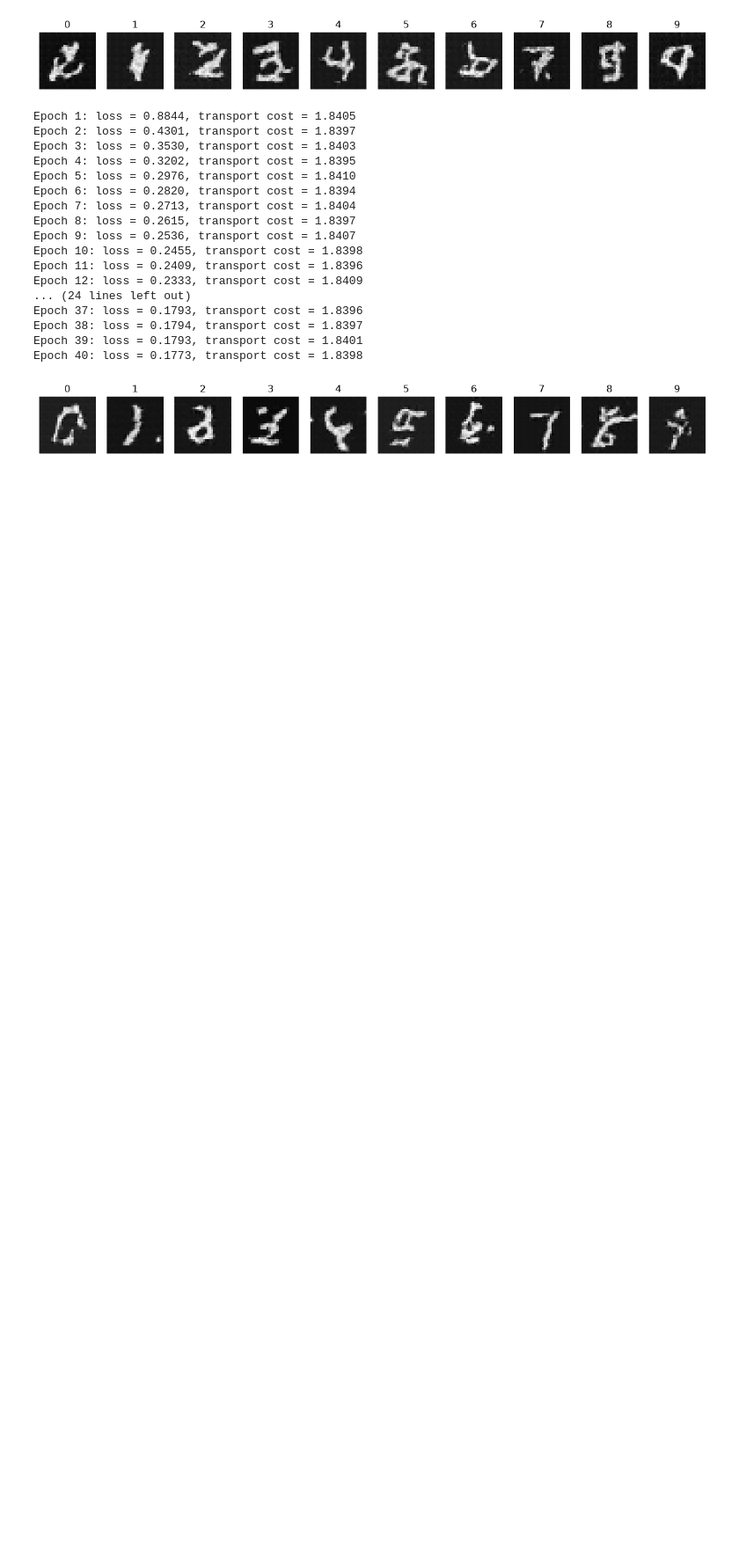
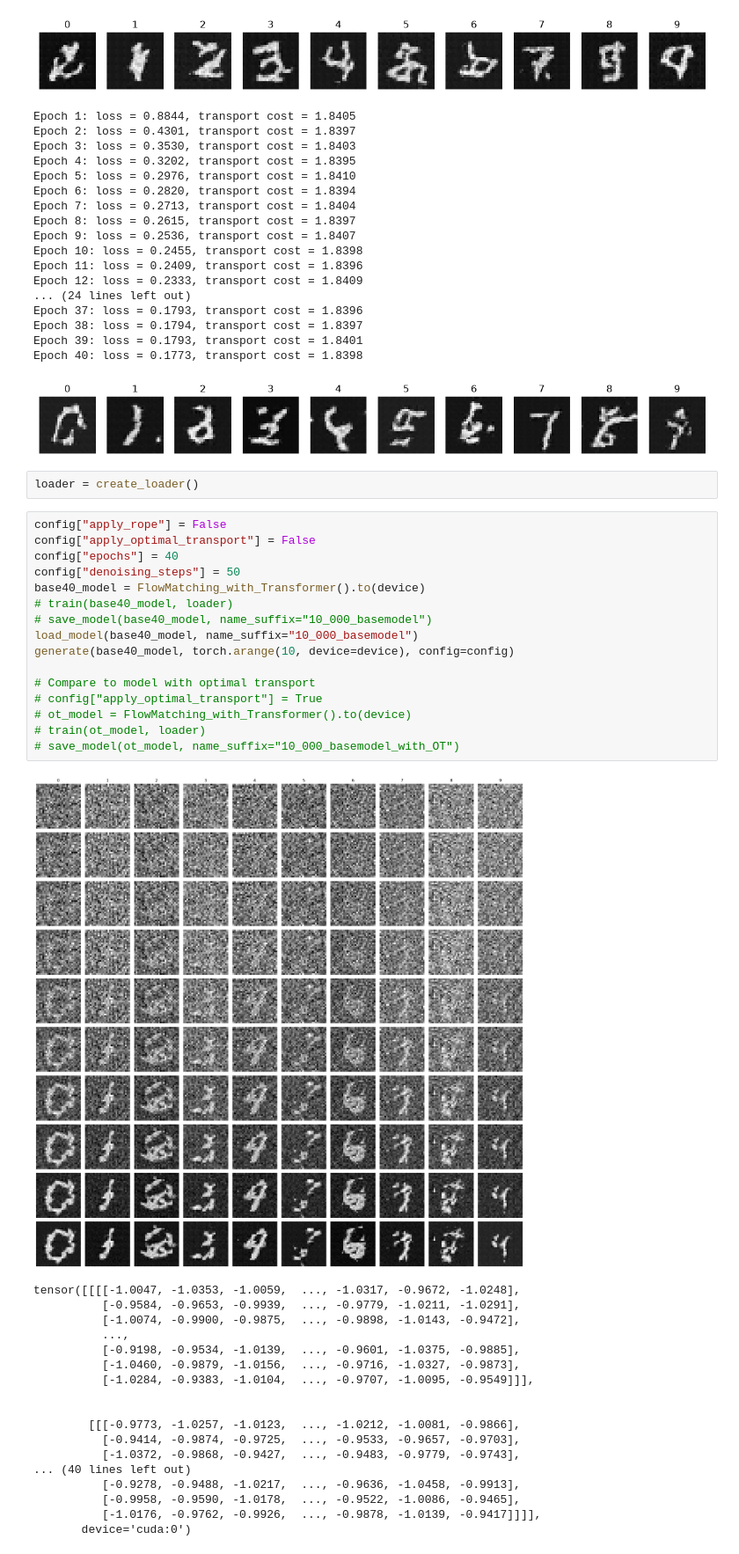
Before and after one commit to leoposc/lerobot-smolvla, a Jupyter notebook: flow-matching-tutorial/testlab.ipynb, the cells around one changed output. Shown at 88% size. Saved outputs shown, nothing was run; the diff lists cells and outputs as text; blank space fills up the shorter version.

```diff
--- a/flow-matching-tutorial/testlab.ipynb
+++ b/flow-matching-tutorial/testlab.ipynb
@@ -650,3 +729,40 @@ Epoch 38: loss = 0.1794, transport cost = 1.8397
 Epoch 39: loss = 0.1793, transport cost = 1.8401
 Epoch 40: loss = 0.1773, transport cost = 1.8398
 [figure]
+# %%
+loader = create_loader()
+# %%
+config["apply_rope"] = False
+config["apply_optimal_transport"] = False
+config["epochs"] = 40
+config["denoising_steps"] = 50
+base40_model = FlowMatching_with_Transformer().to(device)
+# train(base40_model, loader)
+# save_model(base40_model, name_suffix="10_000_basemodel")
+load_model(base40_model, name_suffix="10_000_basemodel")
+generate(base40_model, torch.arange(10, device=device), config=config)
+
+# Compare to model with optimal transport
+# config["apply_optimal_transport"] = True
+# ot_model = FlowMatching_with_Transformer().to(device)
+# train(ot_model, loader)
+# save_model(ot_model, name_suffix="10_000_basemodel_with_OT")
+# %% [output]
+[figure, added]
+tensor([[[[-1.0047, -1.0353, -1.0059,  ..., -1.0317, -0.9672, -1.0248],
+          [-0.9584, -0.9653, -0.9939,  ..., -0.9779, -1.0211, -1.0291],
+          [-1.0074, -0.9900, -0.9875,  ..., -0.9898, -1.0143, -0.9472],
+          ...,
+          [-0.9198, -0.9534, -1.0139,  ..., -0.9601, -1.0375, -0.9885],
+          [-1.0460, -0.9879, -1.0156,  ..., -0.9716, -1.0327, -0.9873],
+          [-1.0284, -0.9383, -1.0104,  ..., -0.9707, -1.0095, -0.9549]]],
+
+
+        [[[-0.9773, -1.0257, -1.0123,  ..., -1.0212, -1.0081, -0.9866],
+          [-0.9414, -0.9874, -0.9725,  ..., -0.9533, -0.9657, -0.9703],
+          [-1.0372, -0.9868, -0.9427,  ..., -0.9483, -0.9779, -0.9743],
+... (40 lines left out)
+          [-0.9278, -0.9488, -1.0217,  ..., -0.9636, -1.0458, -0.9913],
+          [-0.9958, -0.9590, -1.0178,  ..., -0.9522, -1.0086, -0.9465],
+          [-1.0176, -0.9762, -0.9926,  ..., -0.9878, -1.0139, -0.9417]]]],
+       device='cuda:0')
```
Also changed, not shown: parts of 7 cells of this notebook, 1 other file.
